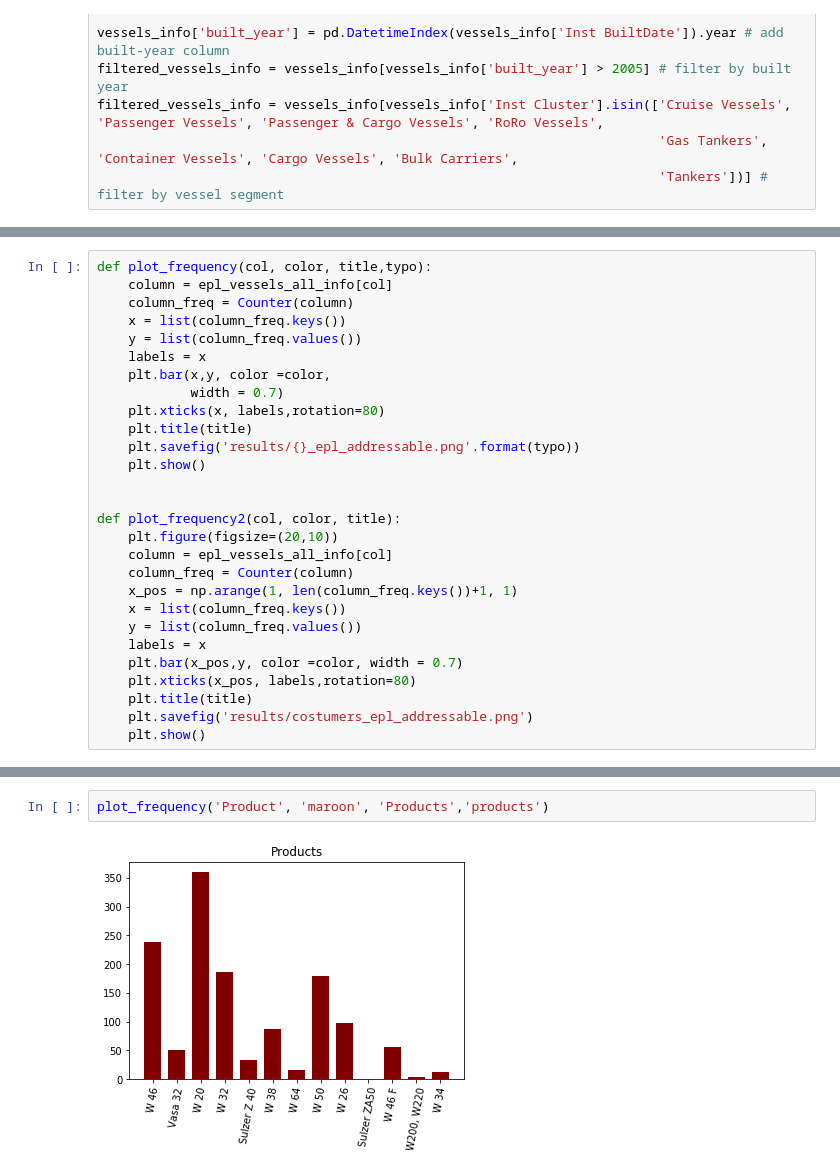
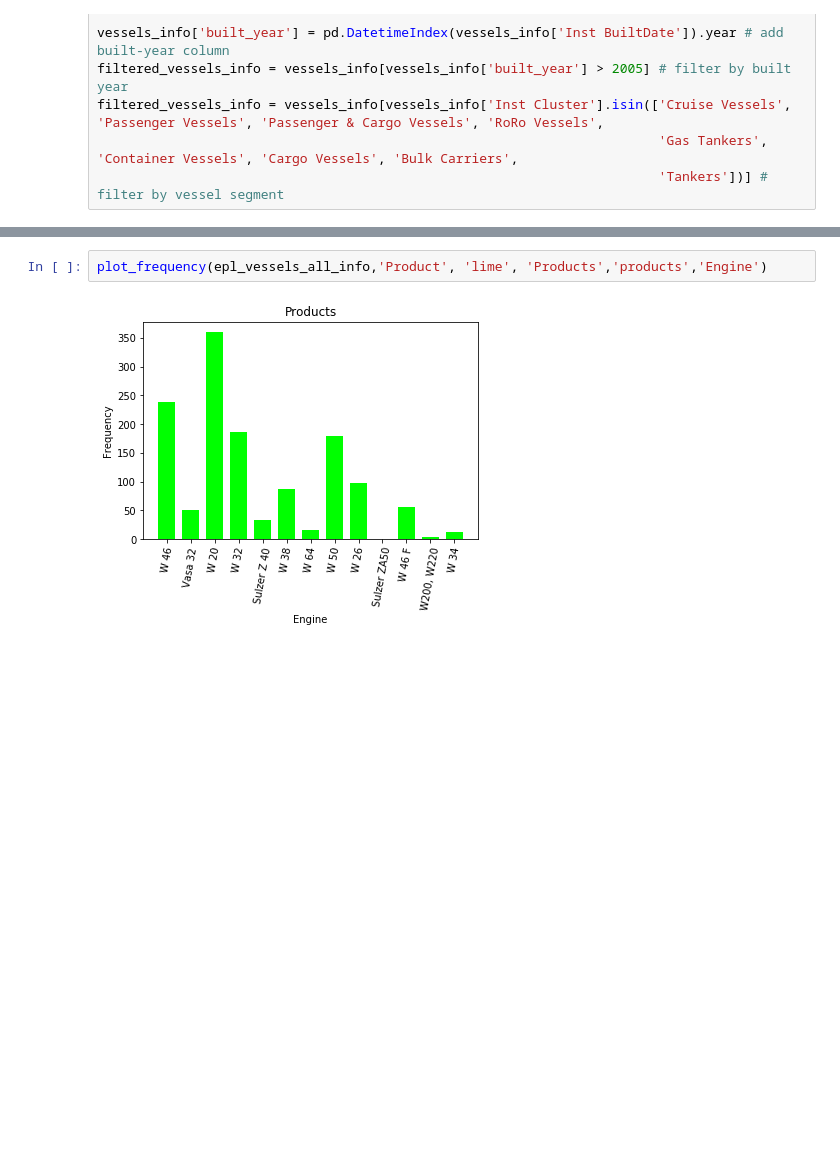
Before and after one commit to LivLilli/EPL, a Jupyter notebook: project.ipynb, the cells around one changed output, grey strips where cells are left out. Cells and saved outputs as stored; diff of their text form; blank space fills up the shorter version.

Commit message:
plot results

```diff
--- a/project.ipynb
+++ b/project.ipynb
@@ -64,32 +66,4 @@ dd2['EPL'] = dd2.apply(check, axis = 1) # add EPL addressable (if yes 1, else 0)
 vessels_under_epl = dd2[dd2['EPL'] == 1] # df with vessels that under EPL maintain their operational profile
 filtered_vessels_info.rename(columns = {'Inst IMO No': 'IMO'}, inplace='true')
 epl_vessels_all_info = pd.merge(vessels_under_epl,filtered_vessels_info, on = ['IMO']) #info_vessels df for wartsila vessels EPL-addressable
-# %%
-def plot_frequency(col, color, title,typo):
-    column = epl_vessels_all_info[col]
-    column_freq = Counter(column)
-    x = list(column_freq.keys())
-    y = list(column_freq.values())
-    labels = x
-    plt.bar(x,y, color =color,
-            width = 0.7)
-    plt.xticks(x, labels,rotation=80)
-    plt.title(title)
-    plt.savefig('results/{}_epl_addressable.png'.format(typo))
-    plt.show()
-
-
-def plot_frequency2(col, color, title):
-    plt.figure(figsize=(20,10))
-    column = epl_vessels_all_info[col]
-    column_freq = Counter(column)
-    x_pos = np.arange(1, len(column_freq.keys())+1, 1)
-    x = list(column_freq.keys())
-    y = list(column_freq.values())
-    labels = x
-    plt.bar(x_pos,y, color =color, width = 0.7)
-    plt.xticks(x_pos, labels,rotation=80)
-    plt.title(title)
-    plt.savefig('results/costumers_epl_addressable.png')
-    plt.show()
 # %%
@@ -99,5 +73,5 @@ plot_frequency('Inst Cluster', 'cyan', 'Vessel Segments', 'segments')
 # %%
-plot_frequency('Product', 'maroon', 'Products','products')
+plot_frequency(epl_vessels_all_info,'Product', 'lime', 'Products','products','Engine')
 # %% [output]
-[figure, old version]
+[figure, new version]
 # %%
```
Also changed, not shown: parts of 6 cells of this notebook, 1 other file.
